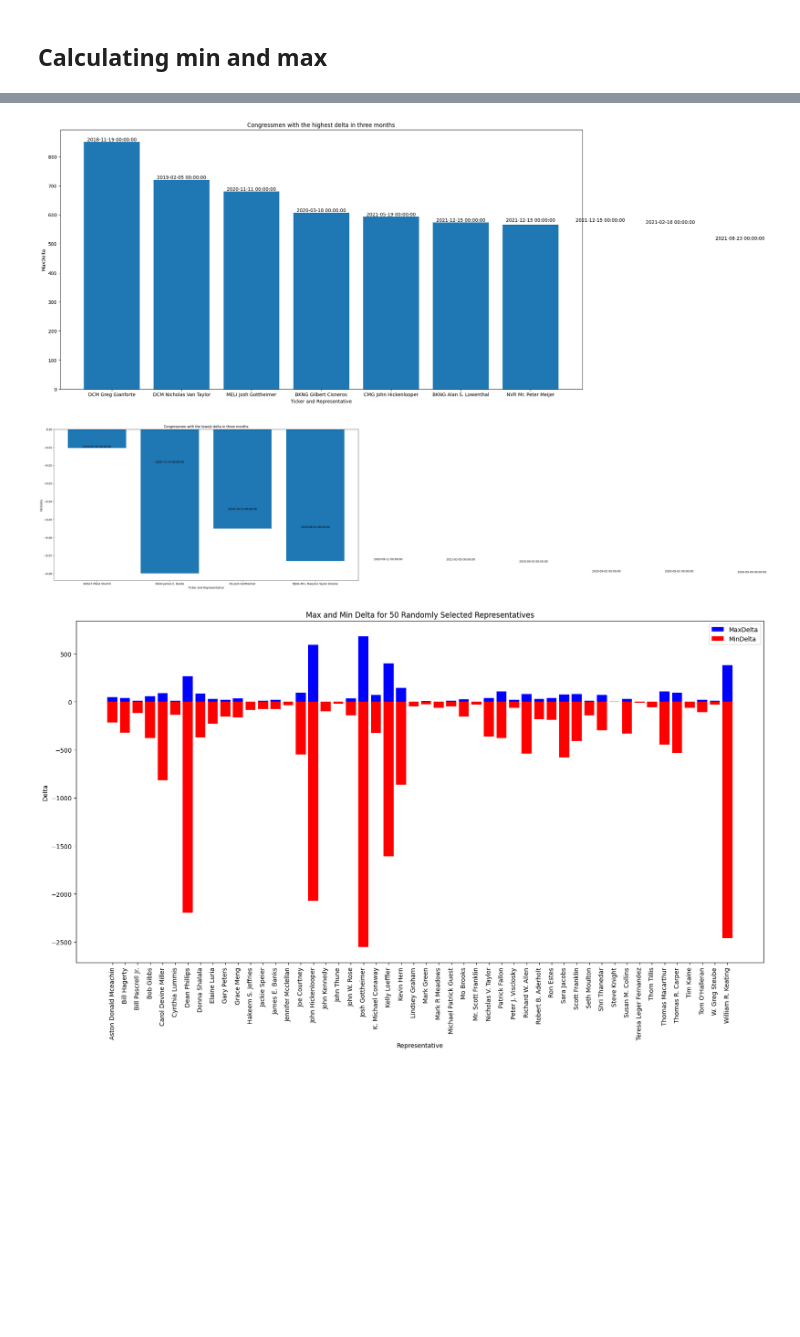
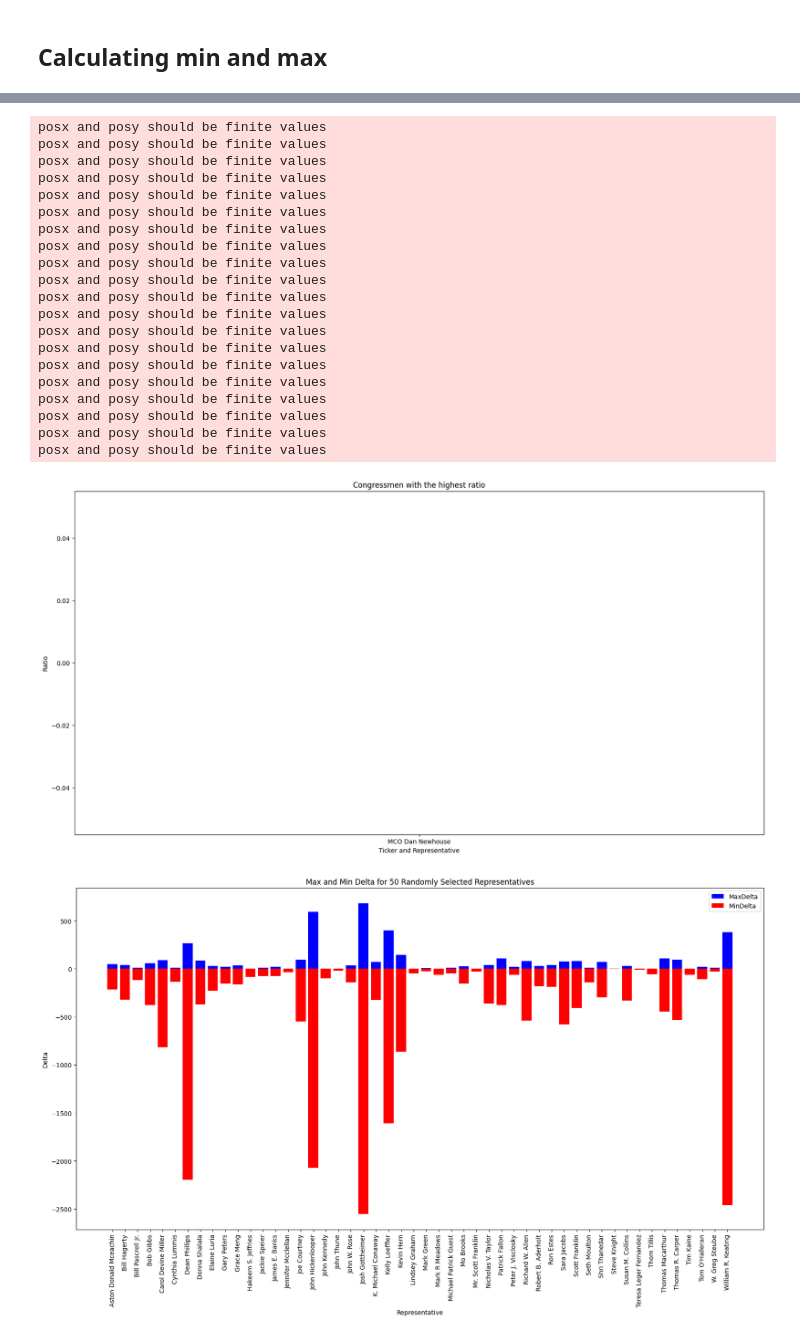
Before and after one commit to maajidhusain/capstone, a Jupyter notebook: variation.ipynb, the cells around one changed output, grey strips where cells are left out. Cells and saved outputs as stored; diff of their text form; code cells hidden in the pictures; blank space fills up the shorter version.

```diff
--- a/variation.ipynb
+++ b/variation.ipynb
@@ -166,37 +166,38 @@ all_congress['MinDelta'] = all_congress.apply(calculate_min_delta, axis=1)
 # %%
-highest_delta = all_congress.sort_values(by='MaxDelta', ascending=False).head(10)
-
-# plot
+#Plot the highest_ratio
 plt.figure(figsize=(20,10))
-plt.bar(highest_delta['Ticker'] + ' ' + highest_delta['Representative'], highest_delta['MaxDelta'])
+plt.bar(highest_ratio['Ticker'] + ' ' + highest_ratio['Representative'], highest_ratio['Ratio'])
 plt.xlabel('Ticker and Representative')
-plt.ylabel('MaxDelta')
-plt.title('Congressmen with the highest delta in three months')
+plt.ylabel('Ratio')
+plt.title('Congressmen with the highest ratio')
 
 # label the bars with transaction date
-for i in range(len(highest_variance)):
-    plt.text(i, highest_delta['MaxDelta'].iloc[i], highest_delta['TransactionDate'].iloc[i], rotation=0, ha='center', va='bottom')
+for i in range(len(highest_ratio)):
+    plt.text(i, highest_ratio['Ratio'].iloc[i], highest_ratio['TransactionDate'].iloc[i], rotation=0, ha='center', va='bottom')
 
 plt.show()
 # %% [output]
+posx and posy should be finite values
+posx and posy should be finite values
+posx and posy should be finite values
+posx and posy should be finite values
+posx and posy should be finite values
+posx and posy should be finite values
+posx and posy should be finite values
+posx and posy should be finite values
+posx and posy should be finite values
+posx and posy should be finite values
+posx and posy should be finite values
+posx and posy should be finite values
+posx and posy should be finite values
+posx and posy should be finite values
+posx and posy should be finite values
+posx and posy should be finite values
+posx and posy should be finite values
+posx and posy should be finite values
+posx and posy should be finite values
+posx and posy should be finite values
-[figure, old version]
+[figure, new version]
-# %%
-lowest_delta = all_congress.sort_values(by='MinDelta', ascending=False).head(10)
-
-# plot
-plt.figure(figsize=(20,10))
-plt.bar(lowest_delta['Ticker'] + ' ' + lowest_delta['Representative'], lowest_delta['MinDelta'])
-plt.xlabel('Ticker and Representative')
-plt.ylabel('MinDelta')
-plt.title('Congressmen with the lowest delta in three months')
-
-# label the bars with transaction date
-for i in range(len(lowest_delta)):
-    plt.text(i, lowest_delta['MinDelta'].iloc[i], lowest_delta['TransactionDate'].iloc[i], rotation=0, ha='center', va='bottom')
-
-plt.show()
-# %% [output]
-[figure, removed]
 # %%
 # randomly select 50 representatives
 representatives = all_congress['Representative'].unique()
```
Also changed, not shown: parts of 4 cells of this notebook.
